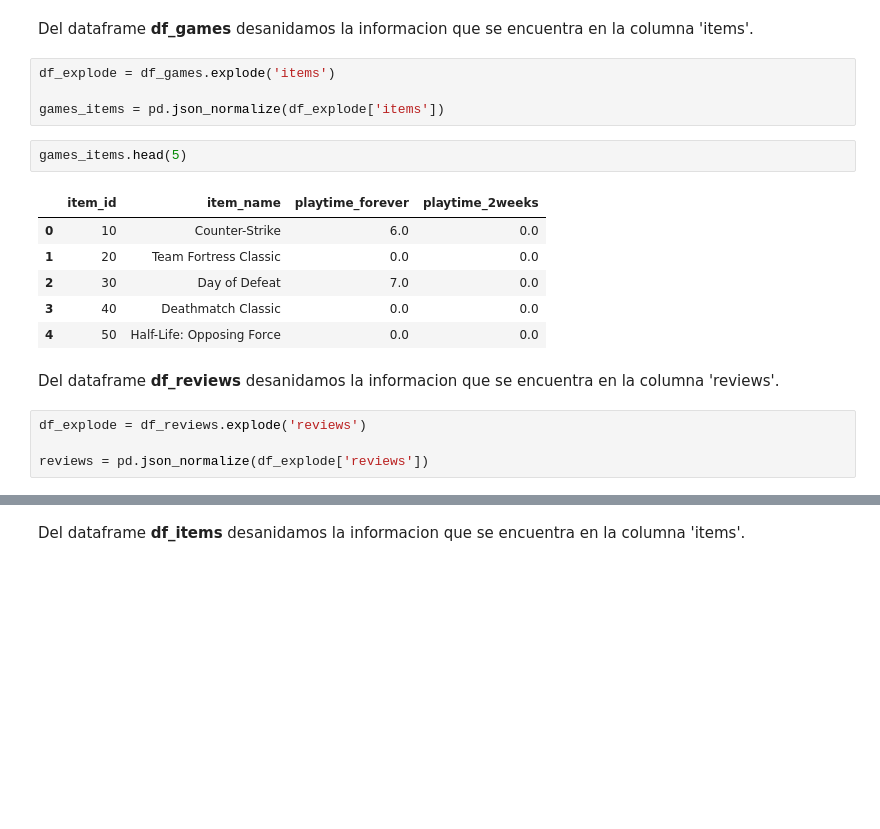
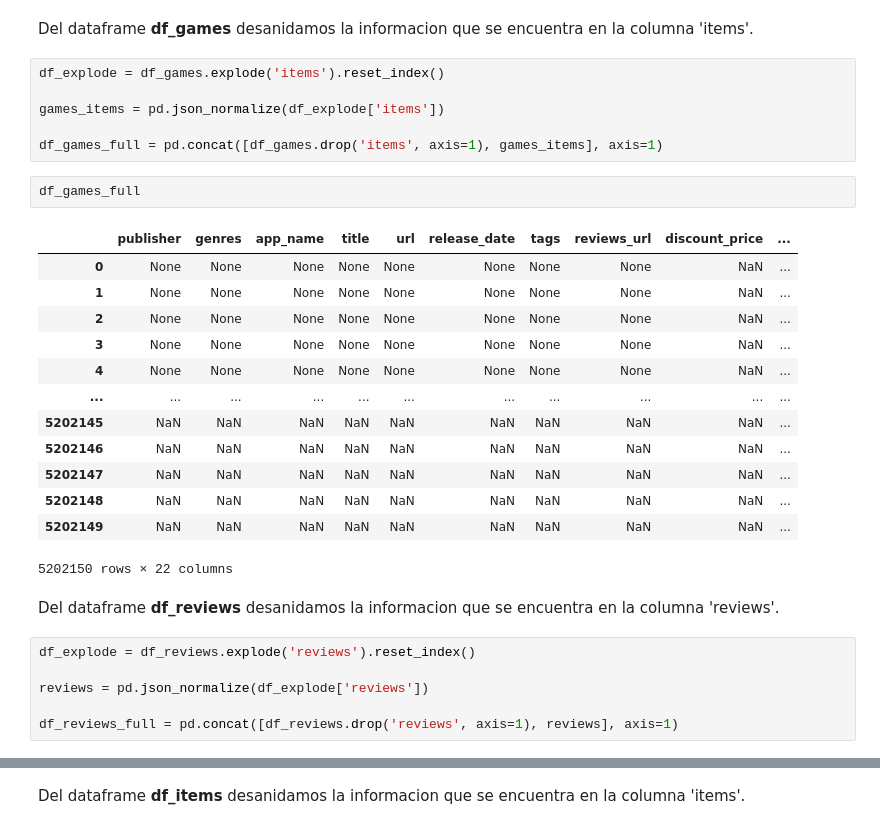
Before and after one commit to JPBertonee/PI_MLOps_Henry, a Jupyter notebook: Desarrollo.ipynb, the cells around one changed output, grey strips where cells are left out. Drawn from its saved outputs; the diff is of its cells as text; blank space fills up the shorter version.

```diff
--- a/Desarrollo.ipynb
+++ b/Desarrollo.ipynb
@@ -79,21 +78,32 @@ Para ello, vamos a utilizar las funciones .explode y .json_normalize, con el obj
 # %% [markdown]
 Del dataframe **df_games** desanidamos la informacion que se encuentra en la columna 'items'.
 # %%
-df_explode = df_games.explode('items')
+df_explode = df_games.explode('items').reset_index()
 
 games_items = pd.json_normalize(df_explode['items'])
+
+df_games_full = pd.concat([df_games.drop('items', axis=1), games_items], axis=1)
-# %%
-games_items.head(5)
-# %% [output]
-|  | item_id | item_name | playtime_forever | playtime_2weeks |
-| 0 | 10 | Counter-Strike | 6.0 | 0.0 |
-| 1 | 20 | Team Fortress Classic | 0.0 | 0.0 |
-| 2 | 30 | Day of Defeat | 7.0 | 0.0 |
-| 3 | 40 | Deathmatch Classic | 0.0 | 0.0 |
-| 4 | 50 | Half-Life: Opposing Force | 0.0 | 0.0 |
+# %%
+df_games_full
+# %% [output]
+|  | publisher | genres | app_name | title | url | release_date | tags | reviews_url | discount_price | ... |
+| 0 | None | None | None | None | None | None | None | None | NaN | ... |
+| 1 | None | None | None | None | None | None | None | None | NaN | ... |
+| 2 | None | None | None | None | None | None | None | None | NaN | ... |
+| 3 | None | None | None | None | None | None | None | None | NaN | ... |
+| 4 | None | None | None | None | None | None | None | None | NaN | ... |
+| ... | ... | ... | ... | ... | ... | ... | ... | ... | ... | ... |
+| 5202145 | NaN | NaN | NaN | NaN | NaN | NaN | NaN | NaN | NaN | ... |
+| 5202146 | NaN | NaN | NaN | NaN | NaN | NaN | NaN | NaN | NaN | ... |
+| 5202147 | NaN | NaN | NaN | NaN | NaN | NaN | NaN | NaN | NaN | ... |
+| 5202148 | NaN | NaN | NaN | NaN | NaN | NaN | NaN | NaN | NaN | ... |
+| 5202149 | NaN | NaN | NaN | NaN | NaN | NaN | NaN | NaN | NaN | ... |
+5202150 rows × 22 columns
 # %% [markdown]
 Del dataframe **df_reviews** desanidamos la informacion que se encuentra en la columna 'reviews'.
 # %%
-df_explode = df_reviews.explode('reviews')
+df_explode = df_reviews.explode('reviews').reset_index()
 
 reviews = pd.json_normalize(df_explode['reviews'])
+
+df_reviews_full = pd.concat([df_reviews.drop('reviews', axis=1), reviews], axis=1)
```
Also changed, not shown: parts of 8 cells of this notebook.
